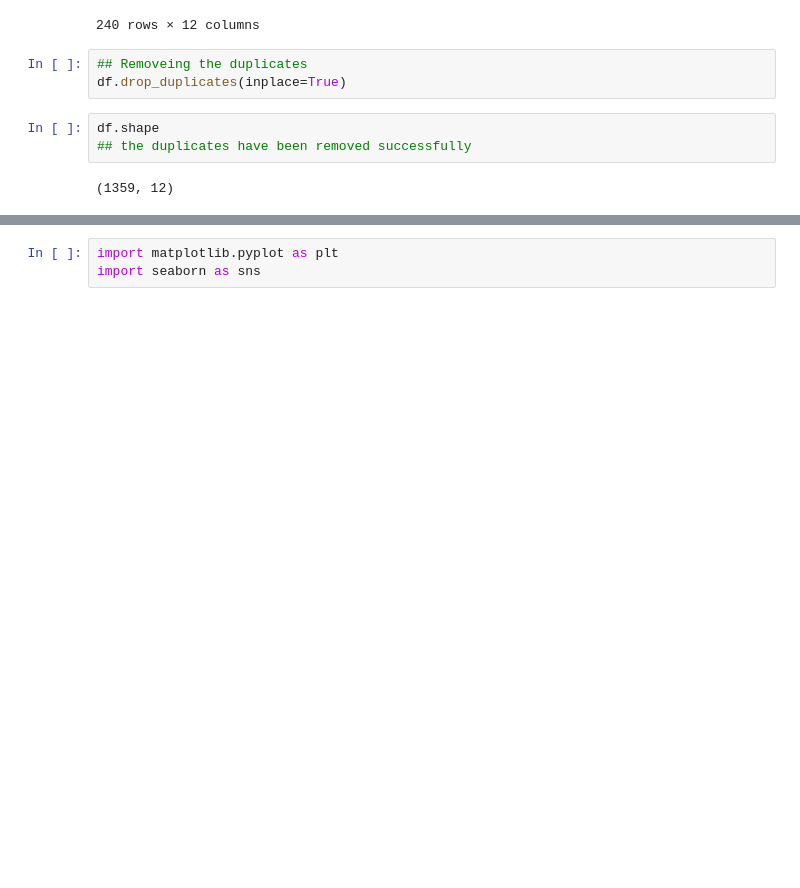
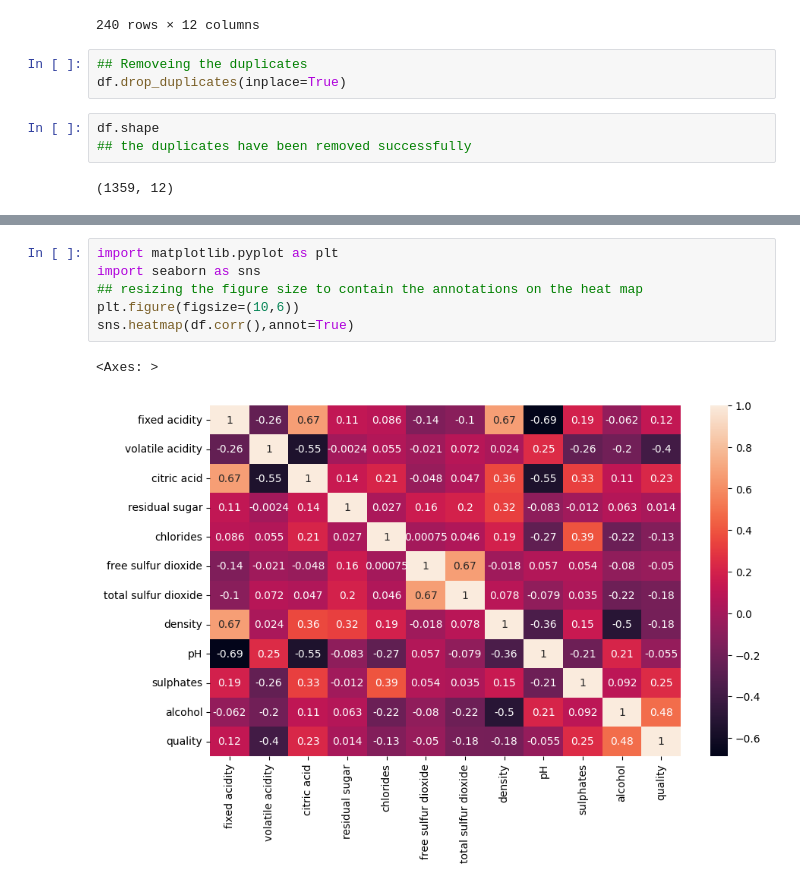
Before and after one commit to PandoraAnalyst/python-eda, a Jupyter notebook: datasets-analysis/red_wine_analysis.ipynb, the cells around one changed output, grey strips where cells are left out. Drawn from its saved outputs; the diff is of its cells as text; blank space fills up the shorter version.

Commit message:
plotted a heat map to show correlationship of the column headers

```diff
--- a/datasets-analysis/red_wine_analysis.ipynb
+++ b/datasets-analysis/red_wine_analysis.ipynb
@@ -146,3 +146,9 @@ df.corr()
 # %%
 import matplotlib.pyplot as plt
 import seaborn as sns
+## resizing the figure size to contain the annotations on the heat map
+plt.figure(figsize=(10,6))
+sns.heatmap(df.corr(),annot=True)
+# %% [output]
+<Axes: >
+[figure, added]
```
